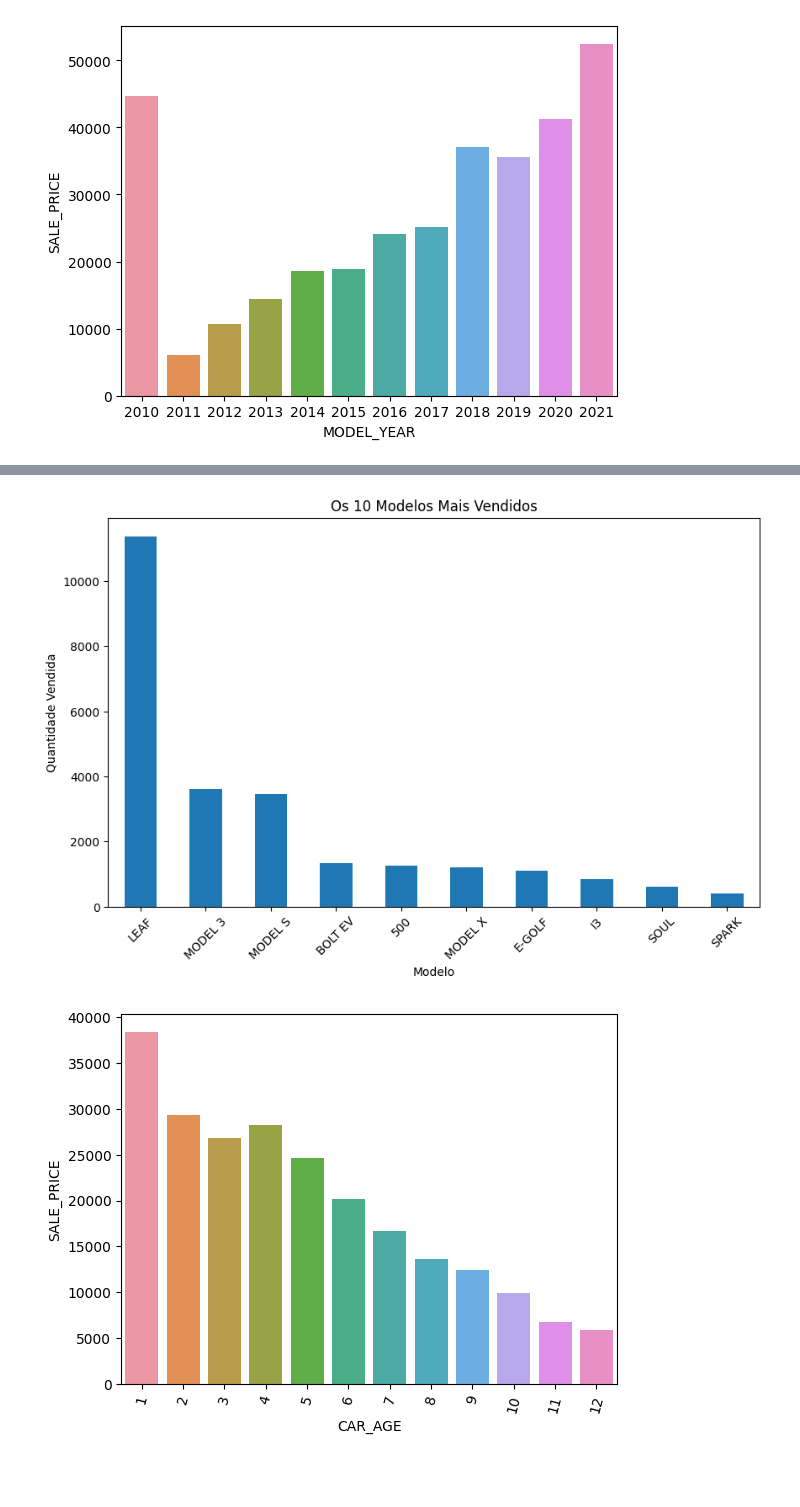
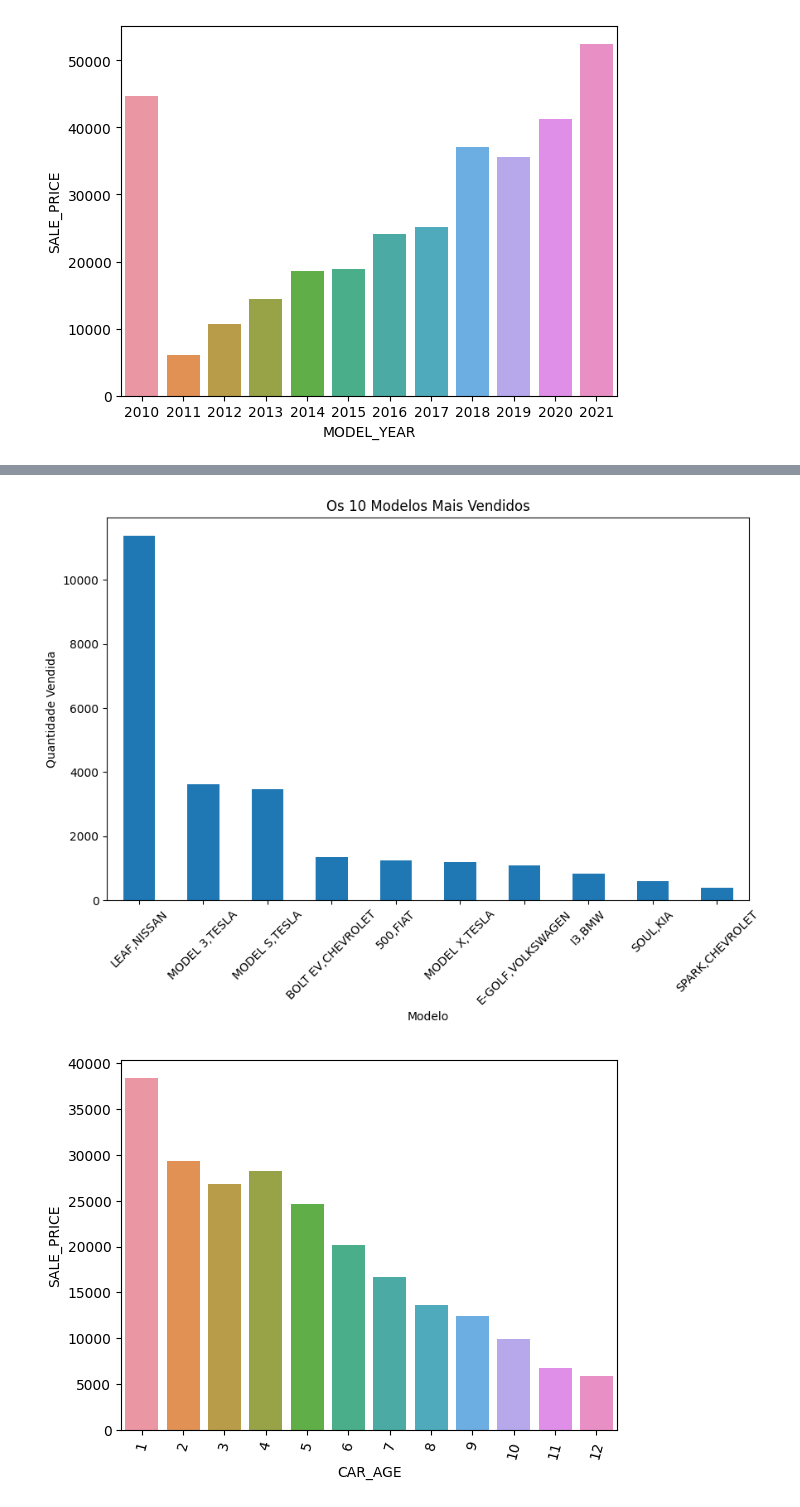
Before and after one commit to daniel64bit/electric_vehicle_classification, a Jupyter notebook: notebooks/projeto2.ipynb, the cells around one changed output, grey strips where cells are left out. Drawn from its saved outputs; the diff is of its cells as text; code cells hidden in the pictures; blank space fills up the shorter version.

```diff
--- a/notebooks/projeto2.ipynb
+++ b/notebooks/projeto2.ipynb
@@ -45,15 +92,17 @@ plt.xticks(rotation=75);
 # %%
-top_10_models2 = df['MODEL'].value_counts().head(10)
+df['MODEL_MAKE'] = df[['MODEL','MAKE']].apply(lambda x: ','.join(x),axis=1)
+top_10_models2 = df['MODEL_MAKE'].value_counts().head(10)
+
 
 plt.figure(figsize=(10, 6))
 top_10_models2.plot(kind='bar')
 plt.title('Os 10 Modelos Mais Vendidos')
 plt.xlabel('Modelo')
 plt.ylabel('Quantidade Vendida')
 plt.xticks(rotation=45)
 plt.show()
 # %% [output]
-[figure, old version]
+[figure, new version]
 # %%
 # média de preço de carro por ano de carro
 aux4 = df[['CAR_AGE', 'SALE_PRICE']].groupby( 'CAR_AGE' ).mean().reset_index()
```
Also changed, not shown: parts of 8 cells of this notebook.
